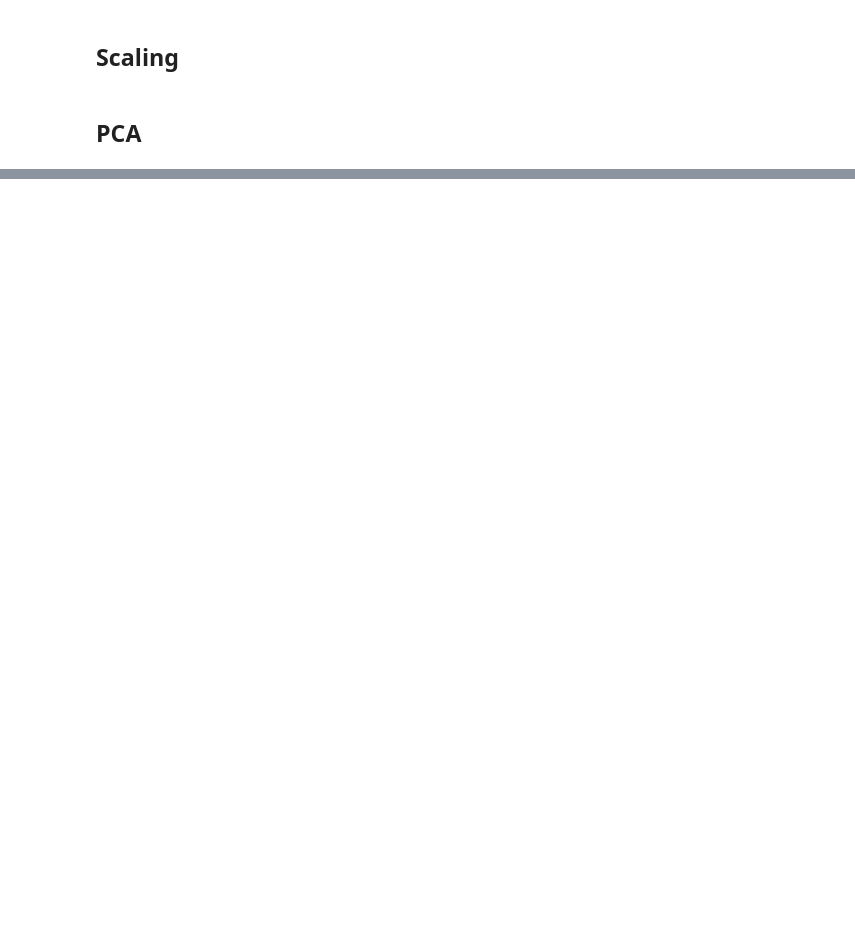
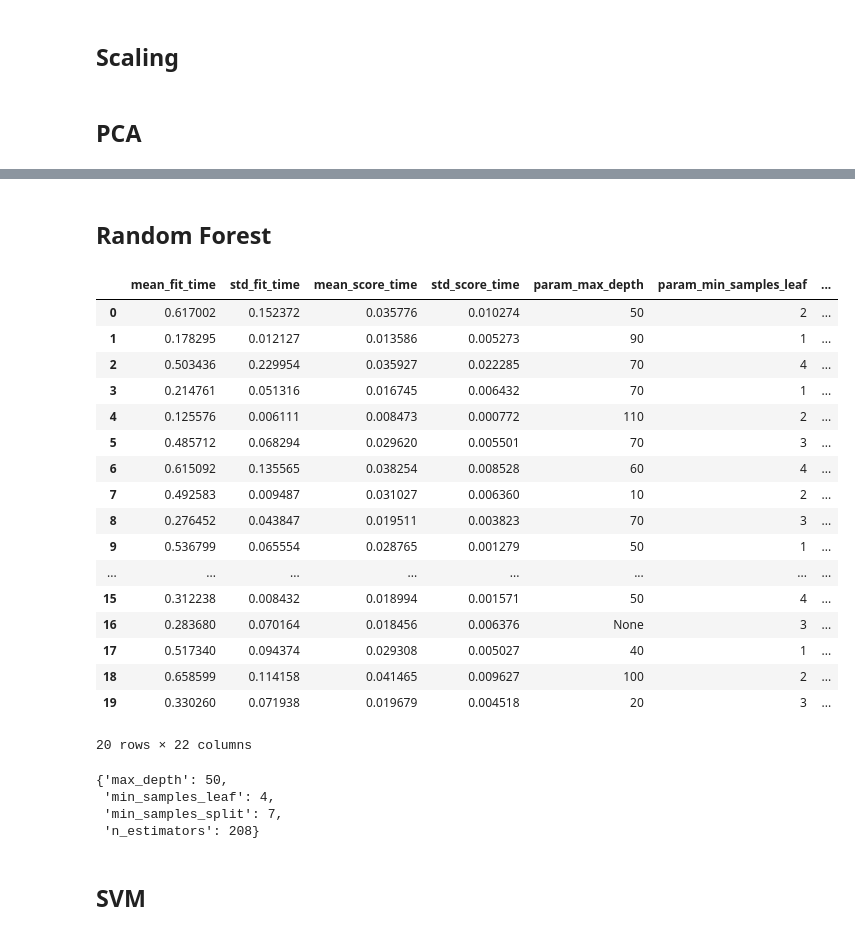
Before and after one commit to Doesjka/TM10007_ML_g9, a Jupyter notebook: assignment.ipynb, the cells around one changed output, grey strips where cells are left out. Saved outputs shown, nothing was run; the diff lists cells and outputs as text; code cells hidden in the pictures; blank space fills up the shorter version.

```diff
--- a/assignment.ipynb
+++ b/assignment.ipynb
@@ -174,0 +231,52 @@ max_feature = pca_df.idxmax(axis=1)
+# %% [markdown]
+## Random Forest
+# %%
+from scipy.stats import randint
+from sklearn import model_selection
+from sklearn.ensemble import RandomForestClassifier
+
+# Create the random grid
+max_depth = [int(x) for x in np.linspace(10, 110, num = 11)]
+max_depth.append(None)
+
+parameters = {'n_estimators': randint(1, 400),
+              'max_depth': max_depth,
+              'min_samples_split': randint(2, 11),
+              'min_samples_leaf': randint(1, 5)}
+
+clf = model_selection.RandomizedSearchCV(RandomForestClassifier(), parameters, cv=10, n_iter=20, scoring='accuracy')
+
+# Fit the classifier
+clf.fit(X_pca, y_train)
+
+# Show the complete results of the cross validation
+clf_df = pd.DataFrame(clf.cv_results_)
+display(clf_df)
+
+# Extract the best hyperparameters
+clf.best_params_
+# %% [output]
+|  | mean_fit_time | std_fit_time | mean_score_time | std_score_time | param_max_depth | param_min_samples_leaf | ... |
+| 0 | 0.617002 | 0.152372 | 0.035776 | 0.010274 | 50 | 2 | ... |
+| 1 | 0.178295 | 0.012127 | 0.013586 | 0.005273 | 90 | 1 | ... |
+| 2 | 0.503436 | 0.229954 | 0.035927 | 0.022285 | 70 | 4 | ... |
+| 3 | 0.214761 | 0.051316 | 0.016745 | 0.006432 | 70 | 1 | ... |
+| 4 | 0.125576 | 0.006111 | 0.008473 | 0.000772 | 110 | 2 | ... |
+| 5 | 0.485712 | 0.068294 | 0.029620 | 0.005501 | 70 | 3 | ... |
+| 6 | 0.615092 | 0.135565 | 0.038254 | 0.008528 | 60 | 4 | ... |
+| 7 | 0.492583 | 0.009487 | 0.031027 | 0.006360 | 10 | 2 | ... |
+| 8 | 0.276452 | 0.043847 | 0.019511 | 0.003823 | 70 | 3 | ... |
+| 9 | 0.536799 | 0.065554 | 0.028765 | 0.001279 | 50 | 1 | ... |
+| ... | ... | ... | ... | ... | ... | ... | ... |
+| 15 | 0.312238 | 0.008432 | 0.018994 | 0.001571 | 50 | 4 | ... |
+| 16 | 0.283680 | 0.070164 | 0.018456 | 0.006376 | None | 3 | ... |
+| 17 | 0.517340 | 0.094374 | 0.029308 | 0.005027 | 40 | 1 | ... |
+| 18 | 0.658599 | 0.114158 | 0.041465 | 0.009627 | 100 | 2 | ... |
+| 19 | 0.330260 | 0.071938 | 0.019679 | 0.004518 | 20 | 3 | ... |
+20 rows × 22 columns
+{'max_depth': 50,
+ 'min_samples_leaf': 4,
+ 'min_samples_split': 7,
+ 'n_estimators': 208}
+# %% [markdown]
+## SVM
```
Also changed, not shown: parts of 14 cells of this notebook.
